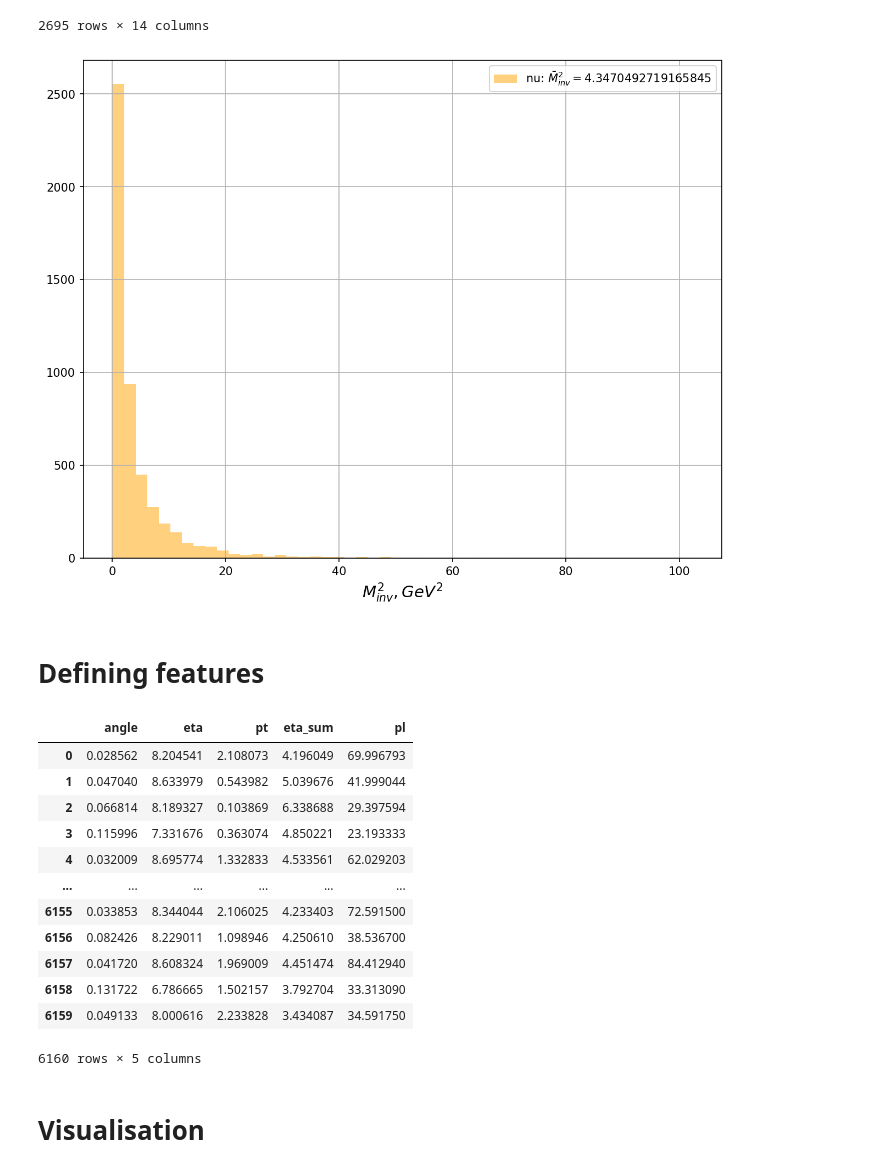
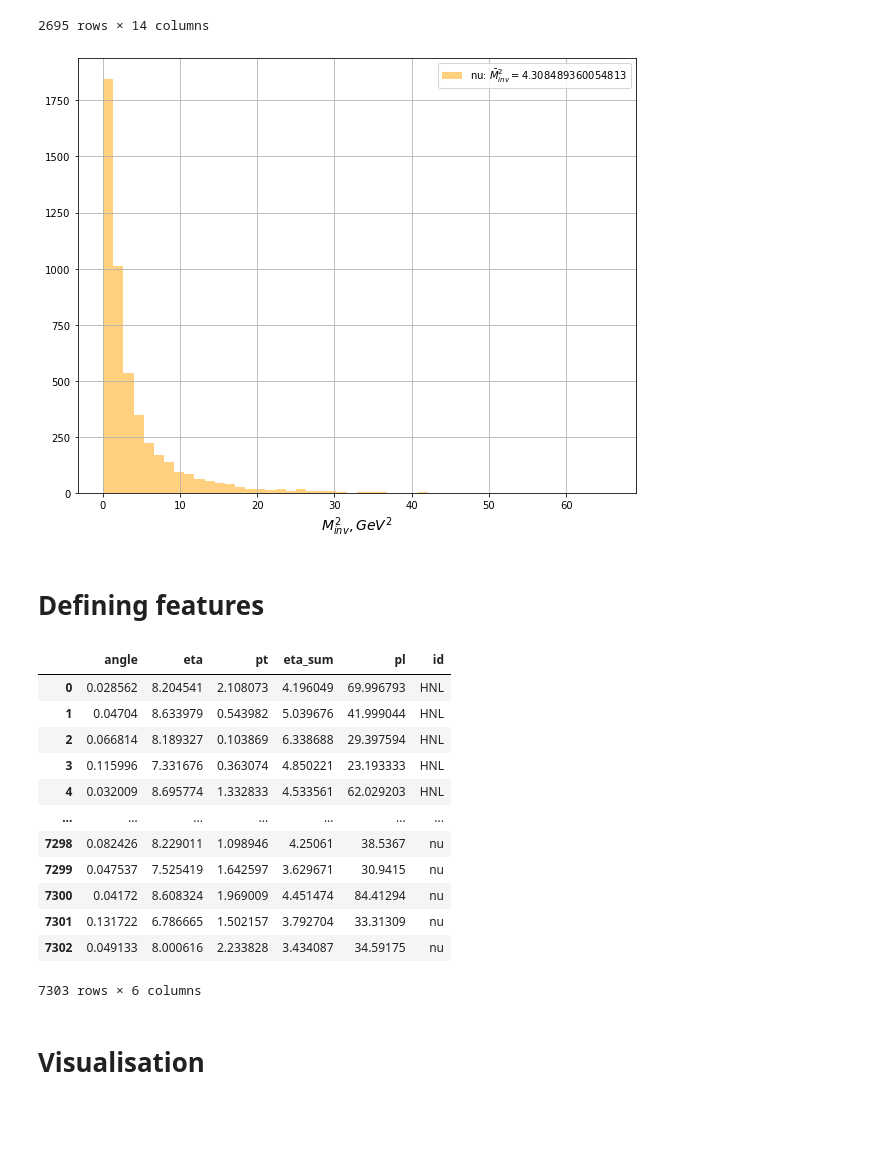
Before and after one commit to eduard322/HNL_classification, a Jupyter notebook: process_data.ipynb, the cells around one changed output. Cells and saved outputs as stored; diff of their text form; code cells hidden in the pictures; blank space fills up the shorter version.

```diff
--- a/process_data.ipynb
+++ b/process_data.ipynb
@@ -70,7 +72,7 @@ Data
 # %% [markdown]
 # Read neutrino dataset
 # %%
-FILE_nu = open("/home/eduard/FAIR/Data/SHiP_neutrino_all/SHIP_mu_100k_CC_finalstate", "r")
+FILE_nu = open("data/SHIP_mu_100k_CC_finalstate", "r")
 Data_nu = []
 x = list(map(float, FILE_nu.readline().split()))
 y = [1]
@@ -362,42 +358,42 @@ Data_hnl
 2695 rows × 14 columns
 # %%
 get_inv_M2(Dataset)
-fig, ax = plt.subplots(figsize=(10,8), dpi = 150)
+fig, ax = plt.subplots(figsize=(10,8))
 plt.grid()
 #ax.hist(get_inv_M2(Dataset.loc[Dataset.id == 'HNL']).to_numpy(), bins = 50, alpha = 0.5,
 #        label = "HNL: $\\bar{M}_{inv}^2 = $" + str(get_inv_M2(Dataset.loc[Dataset.id == 'HNL']).to_numpy().mean()) + ", " + str(len(get_inv_M2(Dataset.loc[Dataset.id == 'HNL']).to_numpy())))
 ax.hist(get_inv_M2(Dataset.loc[Dataset.id == 'nu']).to_numpy(), bins = 50, alpha = 0.5, color = 'orange',
         label = "nu: $\\bar{M}_{inv}^2 = $" + str(get_inv_M2(Dataset.loc[Dataset.id == 'nu']).to_numpy().mean()))
 #plt.hist((Dataset.E_1 + Dataset.E_2).loc[Dataset.id == 'nu'].to_numpy(), bins = 50)
 ax.set_xlabel("$M_{inv}^{2}, GeV^2$", fontsize = 14)
 #ax.set_xlim((0,1))
 #ax.set_xscale("log")
 plt.legend()
 plt.show()
 # %% [output]
-[figure, old version]
+[figure, new version]
 # %% [markdown]
 # Defining  features
 # %%
 acos = np.arccos(get_theta(Dataset))
-eta_1 = etatrand l_sum(Dataset)
+eta_1 = eta_sum(Dataset)
 Pt = get_pt(Dataset)
 eta_2 = eta_right(Dataset)
 Pl = Dataset.pz_1 + Dataset.pz_2
-DATA = pd.DataFrame(np.array([acos, eta_1, Pt, eta_2, Pl]).T)
-DATA.columns = ['angle', 'eta', 'pt', 'eta_sum', "pl"]
+DATA = pd.DataFrame(np.array([acos, eta_1, Pt, eta_2, Pl, Dataset.id]).T)
+DATA.columns = ['angle', 'eta', 'pt', 'eta_sum', 'pl', 'id']
 DATA
 # %% [output]
-|  | angle | eta | pt | eta_sum | pl |
-| 0 | 0.028562 | 8.204541 | 2.108073 | 4.196049 | 69.996793 |
-| 1 | 0.047040 | 8.633979 | 0.543982 | 5.039676 | 41.999044 |
-| 2 | 0.066814 | 8.189327 | 0.103869 | 6.338688 | 29.397594 |
-| 3 | 0.115996 | 7.331676 | 0.363074 | 4.850221 | 23.193333 |
-| 4 | 0.032009 | 8.695774 | 1.332833 | 4.533561 | 62.029203 |
-| ... | ... | ... | ... | ... | ... |
-| 6155 | 0.033853 | 8.344044 | 2.106025 | 4.233403 | 72.591500 |
-| 6156 | 0.082426 | 8.229011 | 1.098946 | 4.250610 | 38.536700 |
-| 6157 | 0.041720 | 8.608324 | 1.969009 | 4.451474 | 84.412940 |
-| 6158 | 0.131722 | 6.786665 | 1.502157 | 3.792704 | 33.313090 |
-| 6159 | 0.049133 | 8.000616 | 2.233828 | 3.434087 | 34.591750 |
+|  | angle | eta | pt | eta_sum | pl | id |
+| 0 | 0.028562 | 8.204541 | 2.108073 | 4.196049 | 69.996793 | HNL |
+| 1 | 0.04704 | 8.633979 | 0.543982 | 5.039676 | 41.999044 | HNL |
+| 2 | 0.066814 | 8.189327 | 0.103869 | 6.338688 | 29.397594 | HNL |
+| 3 | 0.115996 | 7.331676 | 0.363074 | 4.850221 | 23.193333 | HNL |
+| 4 | 0.032009 | 8.695774 | 1.332833 | 4.533561 | 62.029203 | HNL |
+| ... | ... | ... | ... | ... | ... | ... |
+| 7298 | 0.082426 | 8.229011 | 1.098946 | 4.25061 | 38.5367 | nu |
+| 7299 | 0.047537 | 7.525419 | 1.642597 | 3.629671 | 30.9415 | nu |
+| 7300 | 0.04172 | 8.608324 | 1.969009 | 4.451474 | 84.41294 | nu |
+| 7301 | 0.131722 | 6.786665 | 1.502157 | 3.792704 | 33.31309 | nu |
+| 7302 | 0.049133 | 8.000616 | 2.233828 | 3.434087 | 34.59175 | nu |
-6160 rows × 5 columns
+7303 rows × 6 columns
```
Also changed, not shown: parts of 16 cells of this notebook, 4 other files.
